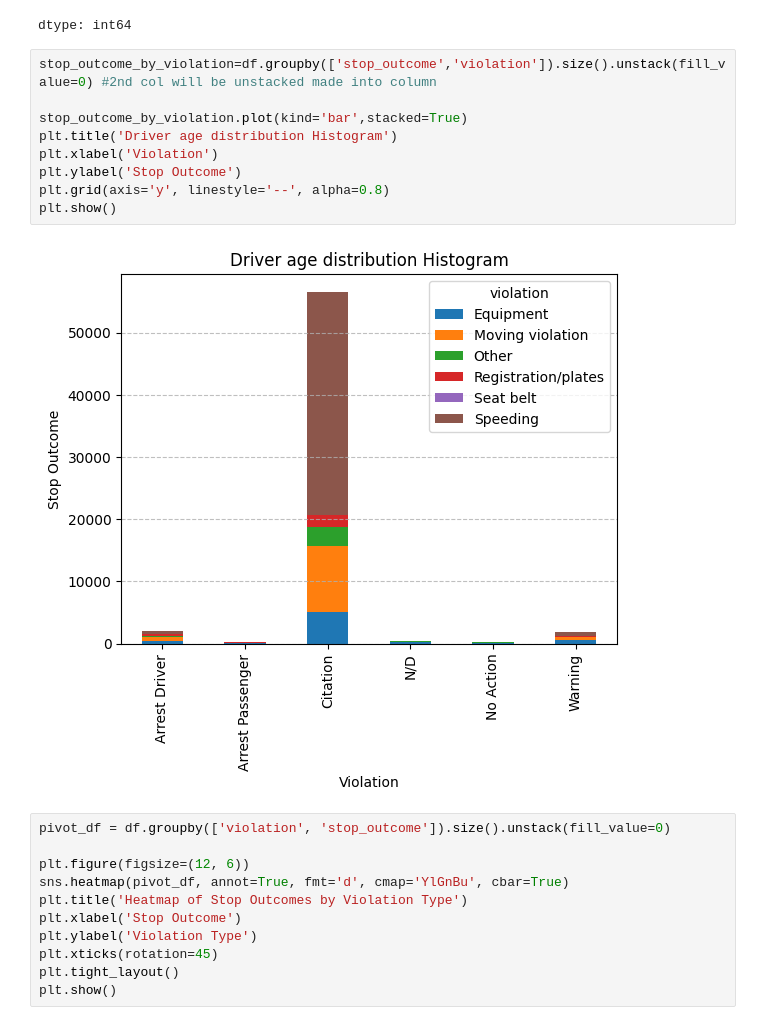
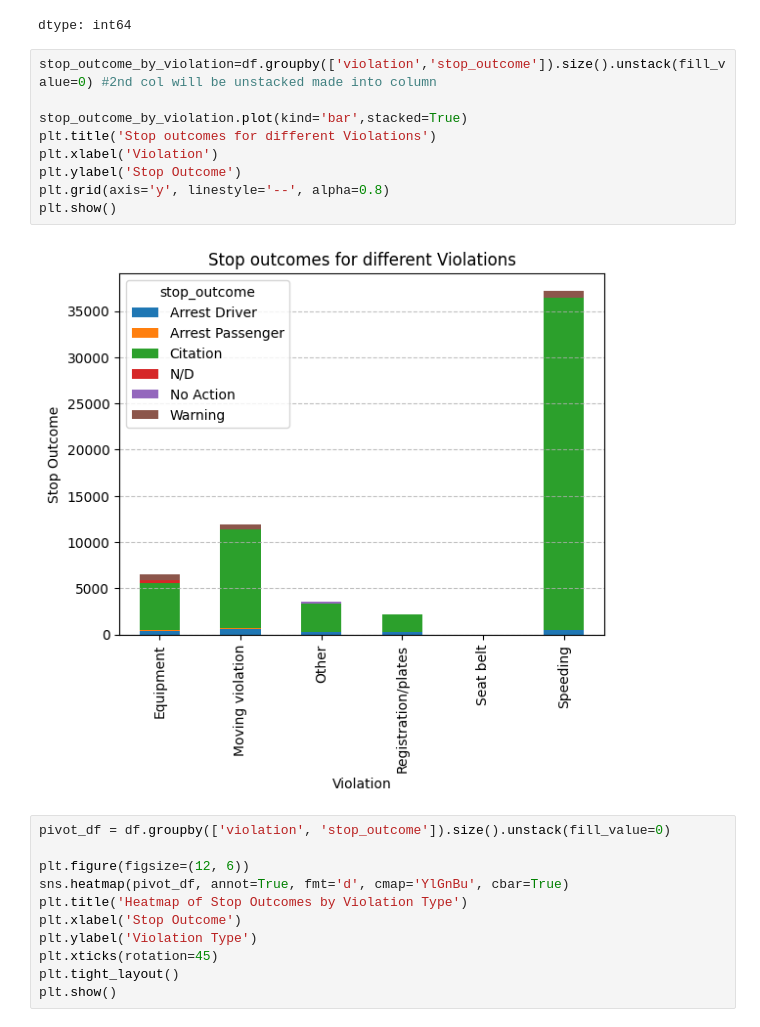
Before and after one commit to AditiShetti/Police-Stops-Data-Analysis-, a Jupyter notebook: Police_dataset_DA.ipynb, the cells around one changed output. Cells and saved outputs as stored; diff of their text form.

```diff
--- a/Police_dataset_DA.ipynb
+++ b/Police_dataset_DA.ipynb
@@ -751,16 +811,16 @@ df.groupby('violation').stop_outcome.value_counts()
 |  | No Action | 24 |
 dtype: int64
 # %%
-stop_outcome_by_violation=df.groupby(['stop_outcome','violation']).size().unstack(fill_value=0) #2nd col will be unstacked made into column
+stop_outcome_by_violation=df.groupby(['violation','stop_outcome']).size().unstack(fill_value=0) #2nd col will be unstacked made into column
 
 stop_outcome_by_violation.plot(kind='bar',stacked=True)
-plt.title('Driver age distribution Histogram')
+plt.title('Stop outcomes for different Violations')
 plt.xlabel('Violation')
 plt.ylabel('Stop Outcome')
 plt.grid(axis='y', linestyle='--', alpha=0.8)
 plt.show()
 # %% [output]
-[figure, old version]
+[figure, new version]
 # %%
 pivot_df = df.groupby(['violation', 'stop_outcome']).size().unstack(fill_value=0)
 
```
Also changed, not shown: parts of 29 cells of this notebook.
